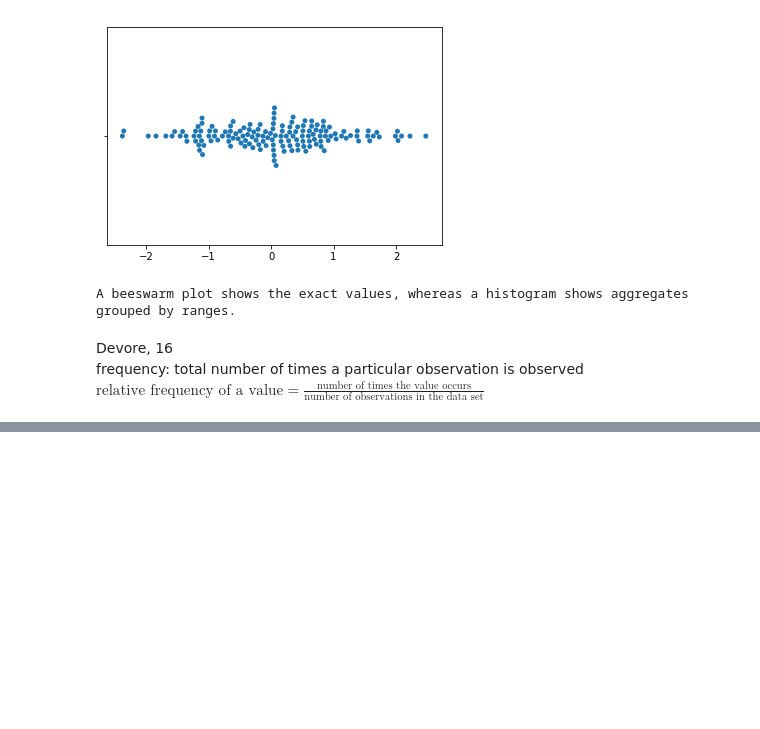
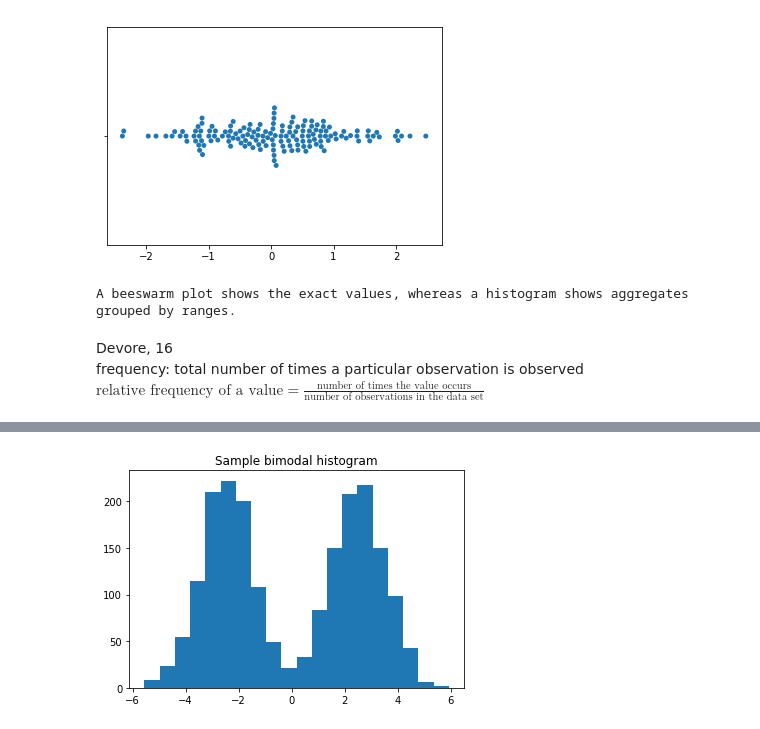
Before and after one commit to mica5/statistics, a Jupyter notebook: statistics.ipynb, the cells around one changed output, grey strips where cells are left out. Cells and saved outputs as stored; diff of their text form; code cells hidden in the pictures; blank space fills up the shorter version.

```diff
--- a/statistics.ipynb
+++ b/statistics.ipynb
@@ -113,0 +126,11 @@ $\text{relative frequency of a value} = \frac{\text{number of times the value oc
+# %%
+i = 2.5
+np.random.seed(1)
+data1 = np.random.normal(-i, size=1000)
+data2 = np.random.normal(i, size=1000)
+data = np.concatenate((data1, data2))
+plt.hist(data, bins=20)
+plt.title('Sample bimodal histogram')
+plt.show()
+# %% [output]
+[figure, added]
```
Also changed, not shown: parts of 9 cells of this notebook.
